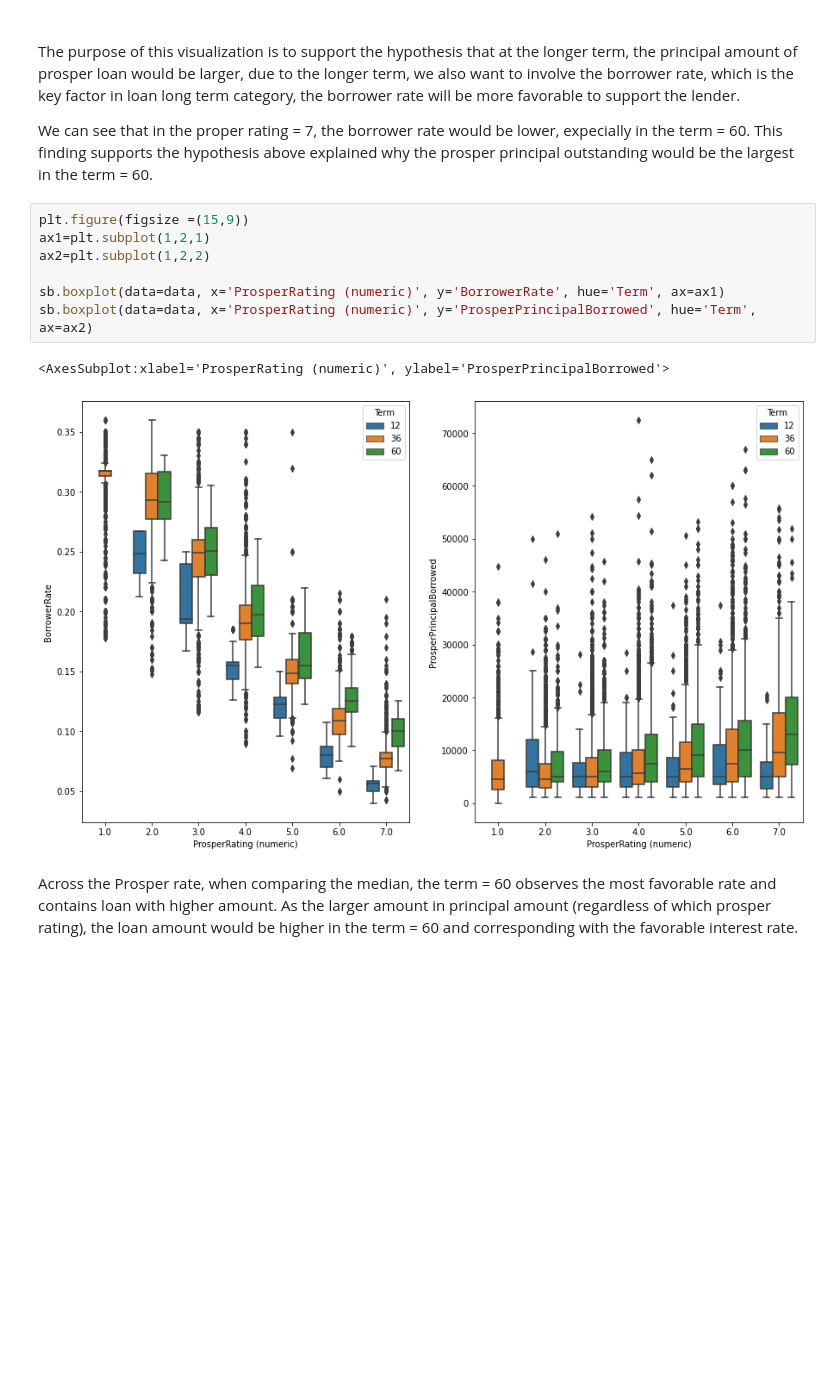
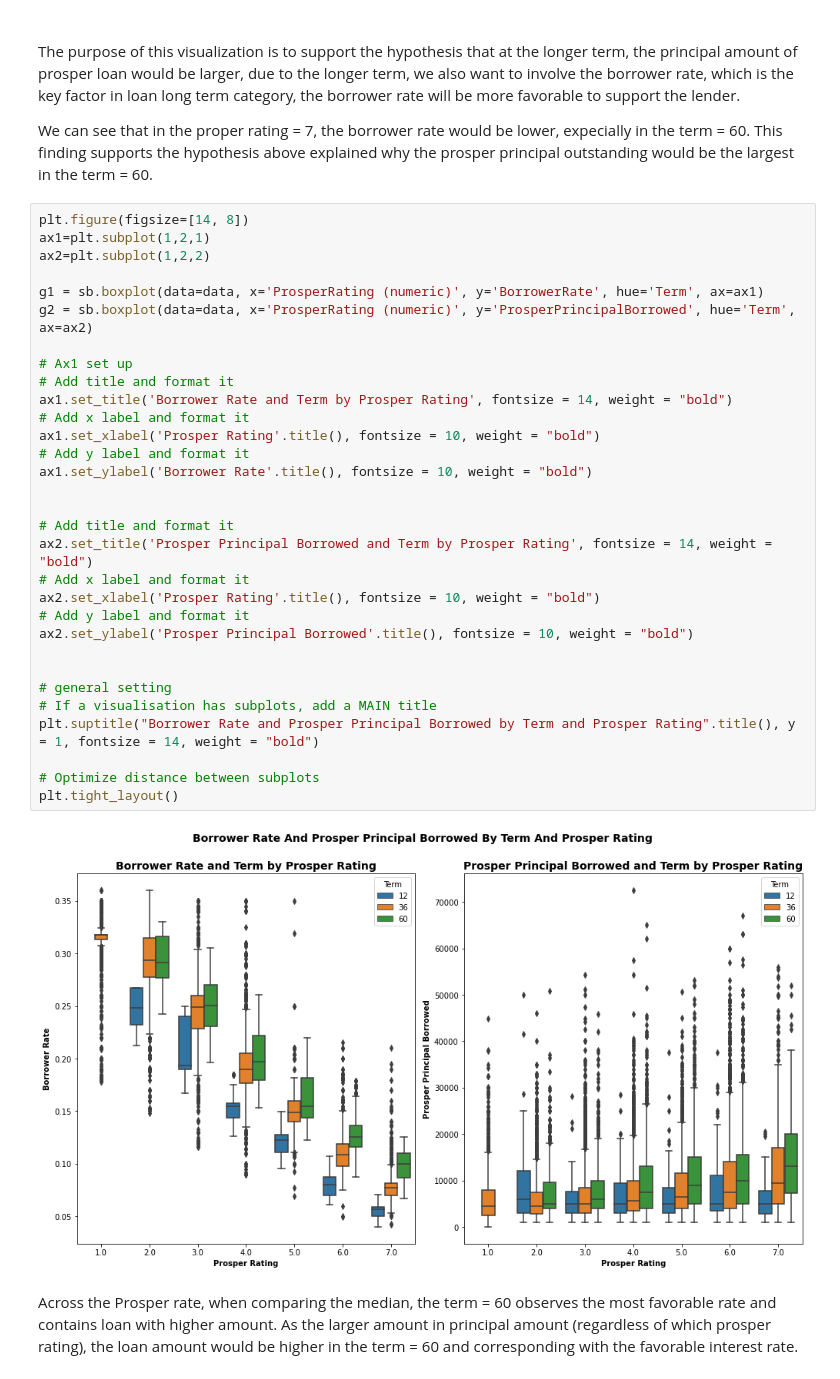
Before and after one commit to minhtutruong712/Loan-Prosper_Data-Visualization, a Jupyter notebook: Part_II_slide_deck_template.ipynb, the cells around one changed output. Drawn from its saved outputs; the diff is of its cells as text; blank space fills up the shorter version.

```diff
--- a/Part_II_slide_deck_template.ipynb
+++ b/Part_II_slide_deck_template.ipynb
@@ -40,16 +40,39 @@ Question:
 
 
 We can see that in the proper rating = 7, the borrower rate would be lower, expecially in the term = 60. This finding supports the hypothesis above explained why the prosper principal outstanding would be the largest in the term = 60.
-# %%
-plt.figure(figsize =(15,9))
-ax1=plt.subplot(1,2,1)
-ax2=plt.subplot(1,2,2)
-
-sb.boxplot(data=data, x='ProsperRating (numeric)', y='BorrowerRate', hue='Term', ax=ax1)
-sb.boxplot(data=data, x='ProsperRating (numeric)', y='ProsperPrincipalBorrowed', hue='Term', ax=ax2)
-# %% [output]
-<AxesSubplot:xlabel='ProsperRating (numeric)', ylabel='ProsperPrincipalBorrowed'>
-[figure, removed]
+# %%
+plt.figure(figsize=[14, 8])
+ax1=plt.subplot(1,2,1)
+ax2=plt.subplot(1,2,2)
+
+g1 = sb.boxplot(data=data, x='ProsperRating (numeric)', y='BorrowerRate', hue='Term', ax=ax1)
+g2 = sb.boxplot(data=data, x='ProsperRating (numeric)', y='ProsperPrincipalBorrowed', hue='Term', ax=ax2)
+
+# Ax1 set up
+# Add title and format it
+ax1.set_title('Borrower Rate and Term by Prosper Rating', fontsize = 14, weight = "bold")
+# Add x label and format it
+ax1.set_xlabel('Prosper Rating'.title(), fontsize = 10, weight = "bold")
+# Add y label and format it
+ax1.set_ylabel('Borrower Rate'.title(), fontsize = 10, weight = "bold")
+
+
+# Add title and format it
+ax2.set_title('Prosper Principal Borrowed and Term by Prosper Rating', fontsize = 14, weight = "bold")
+# Add x label and format it
+ax2.set_xlabel('Prosper Rating'.title(), fontsize = 10, weight = "bold")
+# Add y label and format it
+ax2.set_ylabel('Prosper Principal Borrowed'.title(), fontsize = 10, weight = "bold")
+
+
+# general setting
+# If a visualisation has subplots, add a MAIN title
+plt.suptitle("Borrower Rate and Prosper Principal Borrowed by Term and Prosper Rating".title(), y = 1, fontsize = 14, weight = "bold")
+
+# Optimize distance between subplots
+plt.tight_layout()
+# %% [output]
+[figure, added]
 # %% [markdown]
 Across the Prosper rate, when comparing the median, the term = 60 observes the most favorable rate and contains loan with higher amount.
 As the larger amount in principal amount (regardless of which prosper rating), the loan amount would be higher in the term = 60 and corresponding with the favorable interest rate.
```
Also changed, not shown: parts of 7 cells of this notebook, 1 other file.
